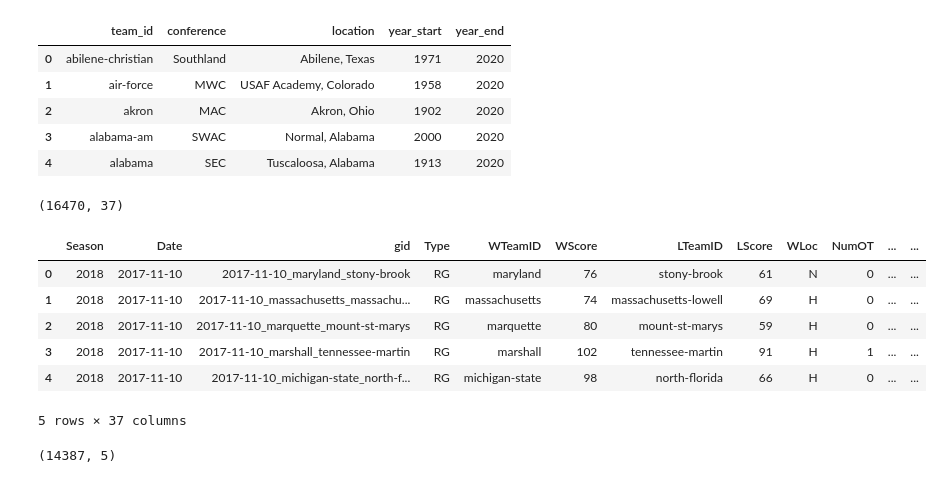
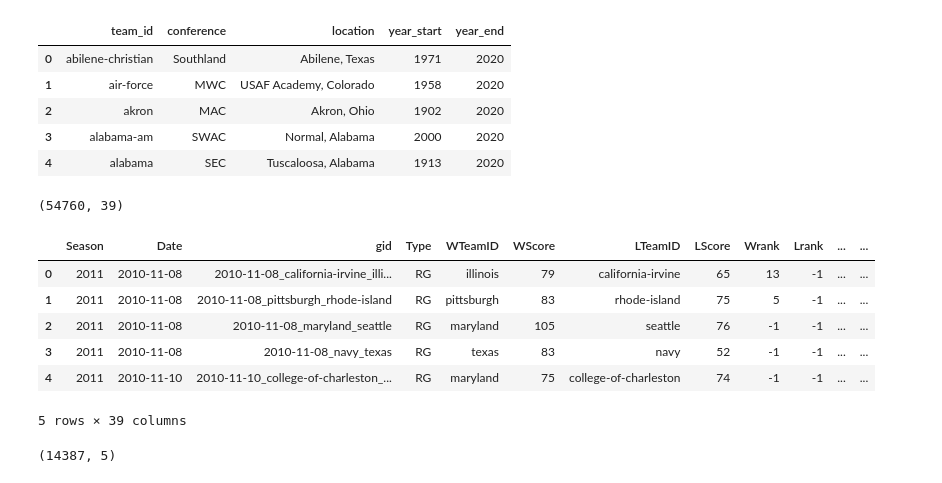
Before and after one commit to bjmarsh/WatchCBB, a Jupyter notebook: notebooks/reddit_model_train.ipynb, the cells around one changed output. Drawn from its saved outputs; the diff is of its cells as text; code cells hidden in the pictures.

```diff
--- a/notebooks/reddit_model_train.ipynb
+++ b/notebooks/reddit_model_train.ipynb
@@ -28,20 +30,19 @@ df_teams.head()
 # %%
 df_games = sql.df_from_query("""
     SELECT * from game_data
-    WHERE "Season">=2018
     """
 )
 print(df_games.shape)
 df_games.head()
 # %% [output]
-(16470, 37)
+(54760, 39)
-|  | Season | Date | gid | Type | WTeamID | WScore | LTeamID | LScore | WLoc | NumOT | ... | ... |
-| 0 | 2018 | 2017-11-10 | 2017-11-10_maryland_stony-brook | RG | maryland | 76 | stony-brook | 61 | N | 0 | ... | ... |
-| 1 | 2018 | 2017-11-10 | 2017-11-10_massachusetts_massachu... | RG | massachusetts | 74 | massachusetts-lowell | 69 | H | 0 | ... | ... |
-| 2 | 2018 | 2017-11-10 | 2017-11-10_marquette_mount-st-marys | RG | marquette | 80 | mount-st-marys | 59 | H | 0 | ... | ... |
-| 3 | 2018 | 2017-11-10 | 2017-11-10_marshall_tennessee-martin | RG | marshall | 102 | tennessee-martin | 91 | H | 1 | ... | ... |
-| 4 | 2018 | 2017-11-10 | 2017-11-10_michigan-state_north-f... | RG | michigan-state | 98 | north-florida | 66 | H | 0 | ... | ... |
+|  | Season | Date | gid | Type | WTeamID | WScore | LTeamID | LScore | Wrank | Lrank | ... | ... |
+| 0 | 2011 | 2010-11-08 | 2010-11-08_california-irvine_illi... | RG | illinois | 79 | california-irvine | 65 | 13 | -1 | ... | ... |
+| 1 | 2011 | 2010-11-08 | 2010-11-08_pittsburgh_rhode-island | RG | pittsburgh | 83 | rhode-island | 75 | 5 | -1 | ... | ... |
+| 2 | 2011 | 2010-11-08 | 2010-11-08_maryland_seattle | RG | maryland | 105 | seattle | 76 | -1 | -1 | ... | ... |
+| 3 | 2011 | 2010-11-08 | 2010-11-08_navy_texas | RG | texas | 83 | navy | 52 | -1 | -1 | ... | ... |
+| 4 | 2011 | 2010-11-10 | 2010-11-10_college-of-charleston_... | RG | maryland | 75 | college-of-charleston | 74 | -1 | -1 | ... | ... |
-5 rows × 37 columns
+5 rows × 39 columns
 # %%
 df_reddit = sql.df_from_query("""
     SELECT date,gid,is_postgame,ups,num_comments from gamethreads
```
Also changed, not shown: parts of 17 cells of this notebook, 4 other files.
